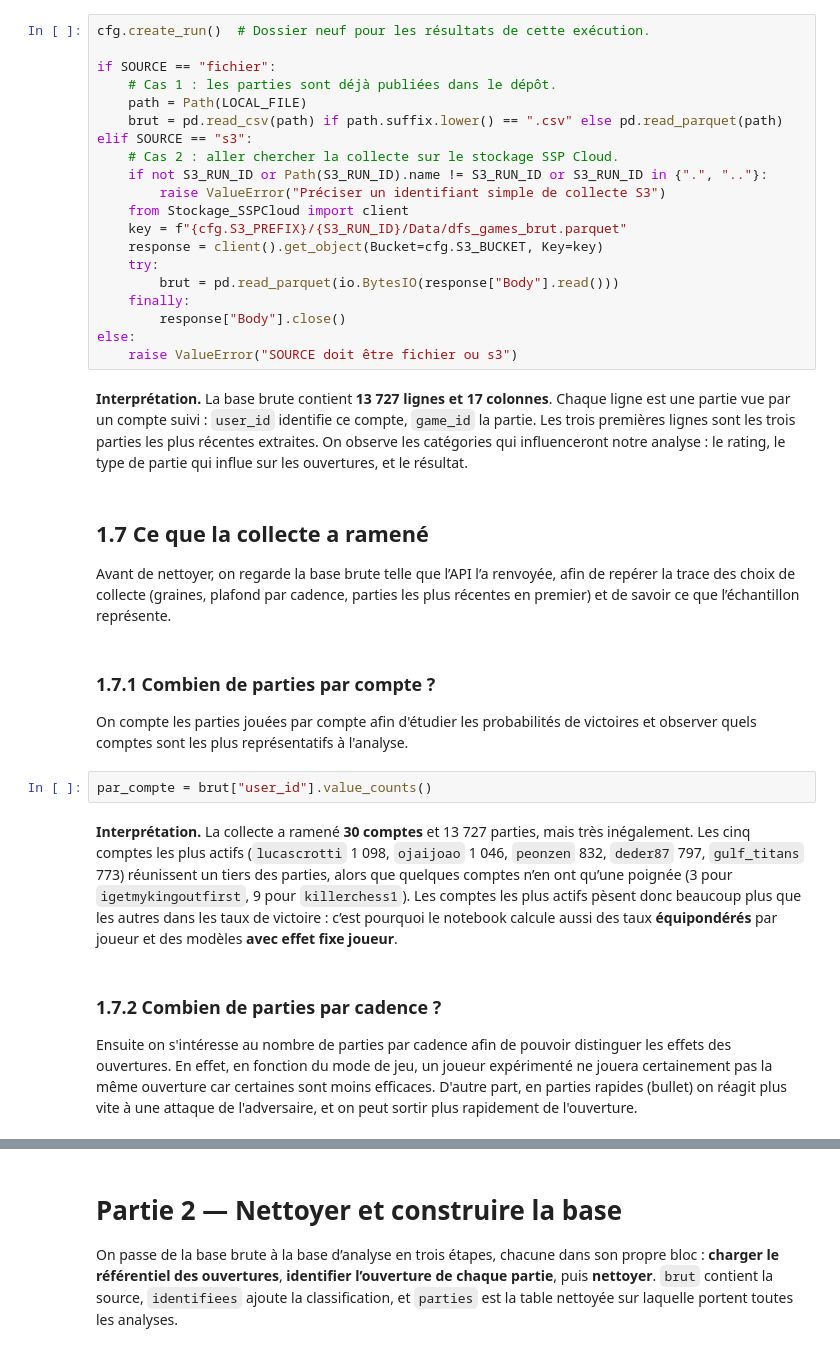
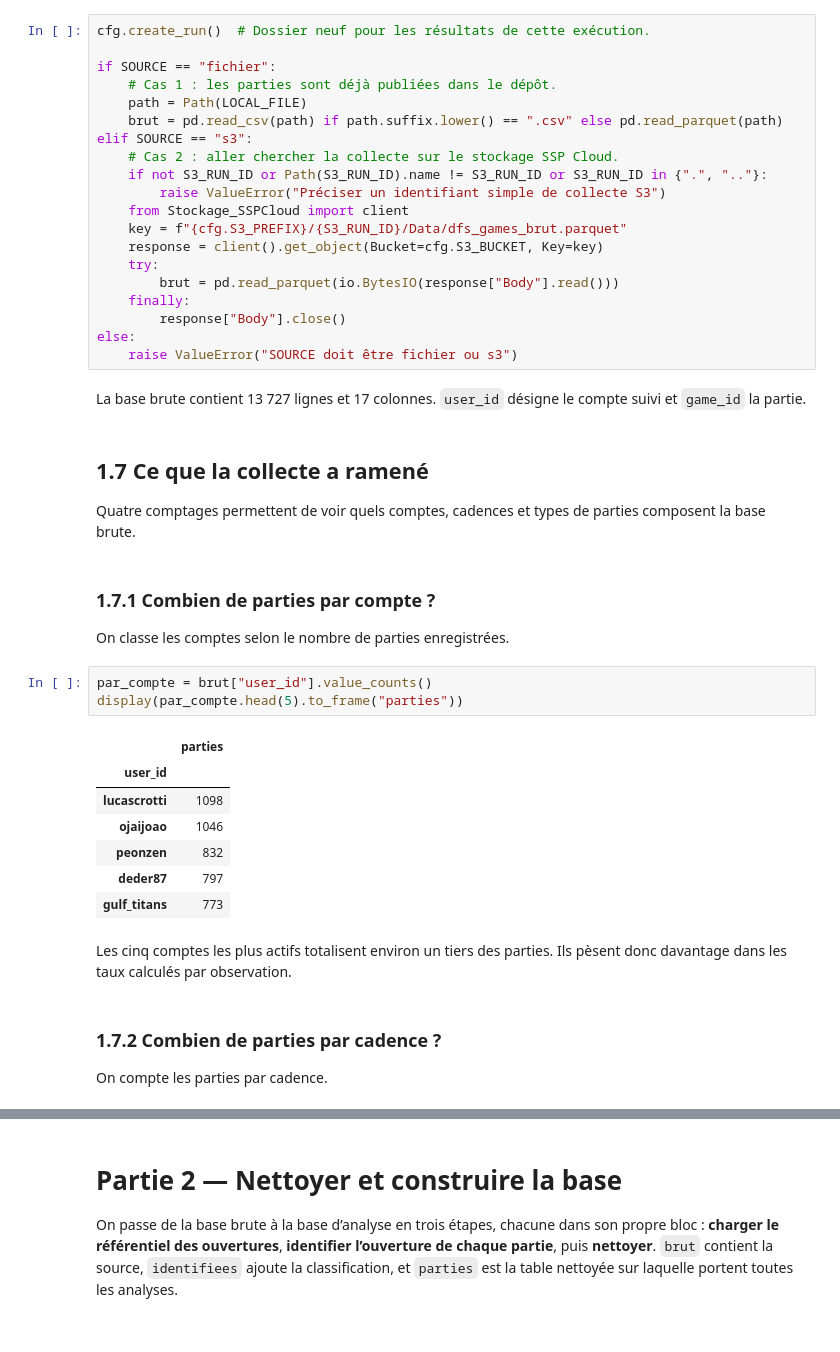
Before and after one commit to Hadrienfonrojet/ANALYSE-MARCHE-, a Jupyter notebook: QueensGambit.ipynb, the cells around one changed output, grey strips where cells are left out. Saved outputs shown, nothing was run; the diff lists cells and outputs as text.

Commit message:
Resserrer QueensGambit autour des ouvertures et du chi carré

```diff
--- a/QueensGambit.ipynb
+++ b/QueensGambit.ipynb
@@ -215,20 +215,29 @@ elif SOURCE == "s3":
 else:
     raise ValueError("SOURCE doit être fichier ou s3")
 # %% [markdown]
-**Interprétation.** La base brute contient **13 727 lignes et 17 colonnes**. Chaque ligne est une partie vue par un compte suivi : `user_id` identifie ce compte, `game_id` la partie. Les trois premières lignes sont les trois parties les plus récentes extraites. On observe les catégories qui influenceront notre analyse : le rating, le type de partie qui influe sur les ouvertures, et le résultat.
+La base brute contient 13 727 lignes et 17 colonnes. `user_id` désigne le compte suivi et `game_id` la partie.
 # %% [markdown]
 ## 1.7 Ce que la collecte a ramené
 
-Avant de nettoyer, on regarde la base brute telle que l’API l’a renvoyée, afin de repérer la trace des choix de collecte (graines, plafond par cadence, parties les plus récentes en premier) et de savoir ce que l’échantillon représente.
+Quatre comptages permettent de voir quels comptes, cadences et types de parties composent la base brute.
 # %% [markdown]
 ### 1.7.1 Combien de parties par compte ?
 
-On compte les parties jouées par compte afin d'étudier les probabilités de victoires et observer quels comptes sont les plus représentatifs à l'analyse.
+On classe les comptes selon le nombre de parties enregistrées.
 # %%
 par_compte = brut["user_id"].value_counts()
+display(par_compte.head(5).to_frame("parties"))
+# %% [output]
+|  | parties |
+| user_id |  |
+| lucascrotti | 1098 |
+| ojaijoao | 1046 |
+| peonzen | 832 |
+| deder87 | 797 |
+| gulf_titans | 773 |
 # %% [markdown]
-**Interprétation.** La collecte a ramené **30 comptes** et 13 727 parties, mais très inégalement. Les cinq comptes les plus actifs (`lucascrotti` 1 098, `ojaijoao` 1 046, `peonzen` 832, `deder87` 797, `gulf_titans` 773) réunissent un tiers des parties, alors que quelques comptes n’en ont qu’une poignée (3 pour `igetmykingoutfirst`, 9 pour `killerchess1`). Les comptes les plus actifs pèsent donc beaucoup plus que les autres dans les taux de victoire : c’est pourquoi le notebook calcule aussi des taux **équipondérés** par joueur et des modèles **avec effet fixe joueur**.
+Les cinq comptes les plus actifs totalisent environ un tiers des parties. Ils pèsent donc davantage dans les taux calculés par observation.
 # %% [markdown]
 ### 1.7.2 Combien de parties par cadence ?
 
-Ensuite on s'intéresse au nombre de parties par cadence afin de pouvoir distinguer les effets des ouvertures. En effet, en fonction du mode de jeu, un joueur expérimenté ne jouera certainement pas la même ouverture car certaines sont moins efficaces. D'autre part, en parties rapides (bullet) on réagit plus vite à une attaque de l'adversaire, et on peut sortir plus rapidement de l'ouverture.
+On compte les parties par cadence.
```
Also changed, not shown: parts of 137 cells of this notebook, 3 other files.
